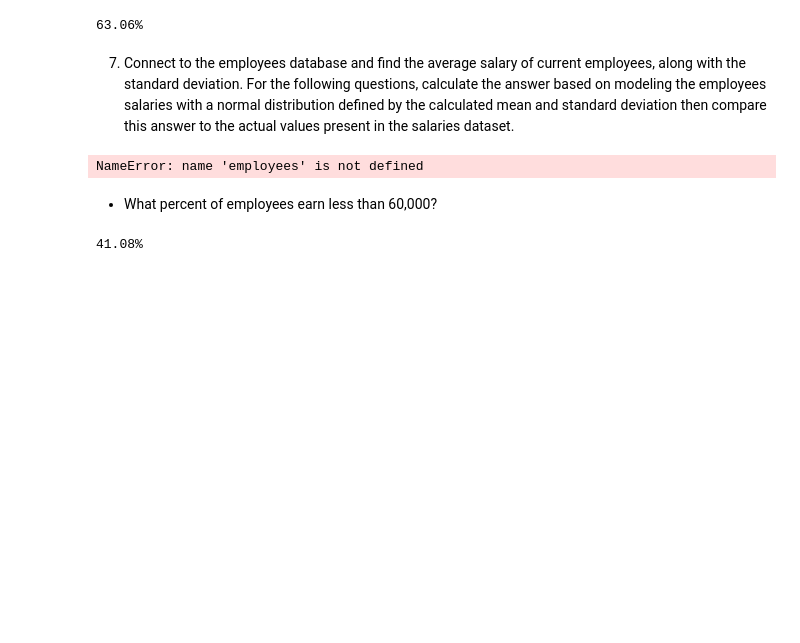
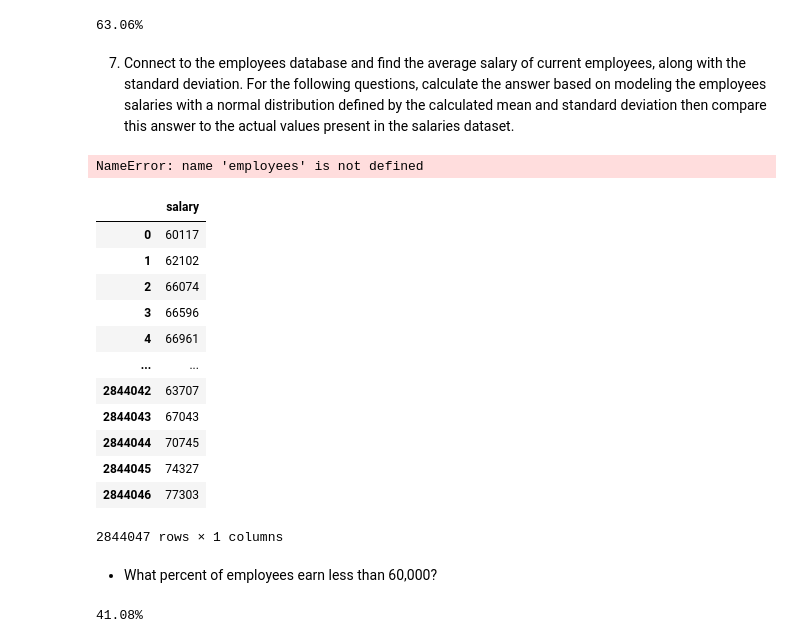
Before and after one commit to David-Howell/statistics-exercises, a Jupyter notebook: probability_distributions.ipynb, the cells around one changed output. Drawn from its saved outputs; the diff is of its cells as text; code cells hidden in the pictures; blank space fills up the shorter version.

```diff
--- a/probability_distributions.ipynb
+++ b/probability_distributions.ipynb
@@ -164,6 +165,38 @@ salaries = pd.read_sql(query, url)
 σ = salaries.std()[0]
 
 sal_dist = stats.norm(μ, σ)
+# %%
+def gdb(db_name, query):
+    '''
+    gdb(db_name, query):
+
+        takes in    a (db_name) schema name from the codeup database ;dtype int
+        and         a (query) to the MySQL server ;dtype int
+
+        and         returns the query using pd.read_sql(query, url)
+        having      created the url from my environment file
+    '''
+    from pandas import read_sql
+    from env import get_db_url
+    url = get_db_url(db_name)
+    return read_sql(query, url)
+# %%
+get_it_right = gdb('employees', 'SELECT s.salary FROM salaries s')
+get_it_right
+# %% [output]
+|  | salary |
+| 0 | 60117 |
+| 1 | 62102 |
+| 2 | 66074 |
+| 3 | 66596 |
+| 4 | 66961 |
+| ... | ... |
+| 2844042 | 63707 |
+| 2844043 | 67043 |
+| 2844044 | 70745 |
+| 2844045 | 74327 |
+| 2844046 | 77303 |
+2844047 rows × 1 columns
 # %% [markdown]
 - What percent of employees earn less than 60,000?
 # %%
```
Also changed, not shown: parts of 3 cells of this notebook.
